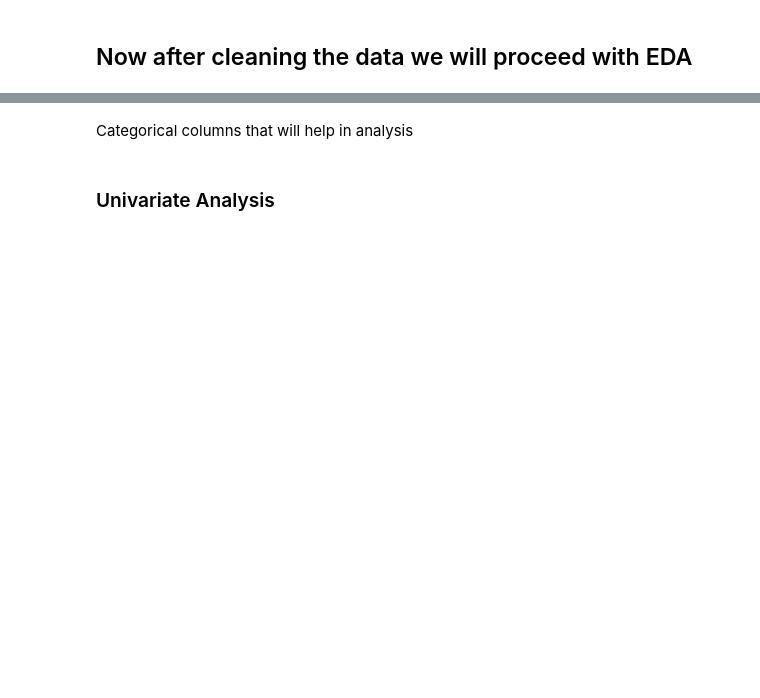
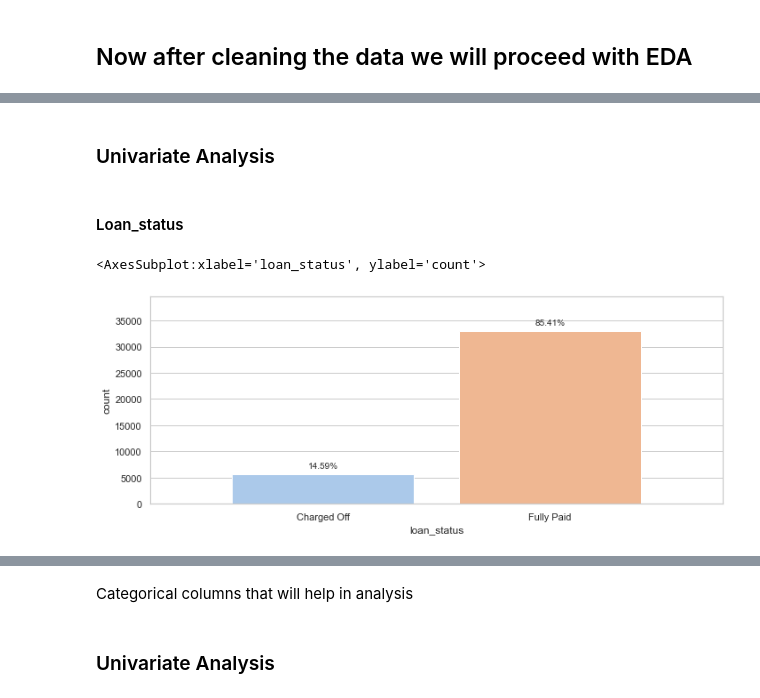
Before and after one commit to rainasharma/Lending-Club-Case-Study, a Jupyter notebook: Group_Raina_Sharma.ipynb, the cells around one changed output, grey strips where cells are left out. Cells and saved outputs as stored; diff of their text form; code cells hidden in the pictures; blank space fills up the shorter version.

```diff
--- a/Group_Raina_Sharma.ipynb
+++ b/Group_Raina_Sharma.ipynb
@@ -468,0 +590,9 @@ order = ['Fully Paid','Charged Off']
+# %% [markdown]
+### Univariate Analysis
+# %% [markdown]
+#### Loan_status
+# %%
+count_plot(loan_df,'loan_status')
+# %% [output]
+<AxesSubplot:xlabel='loan_status', ylabel='count'>
+[figure, added]
```
Also changed, not shown: parts of 70 cells of this notebook.
